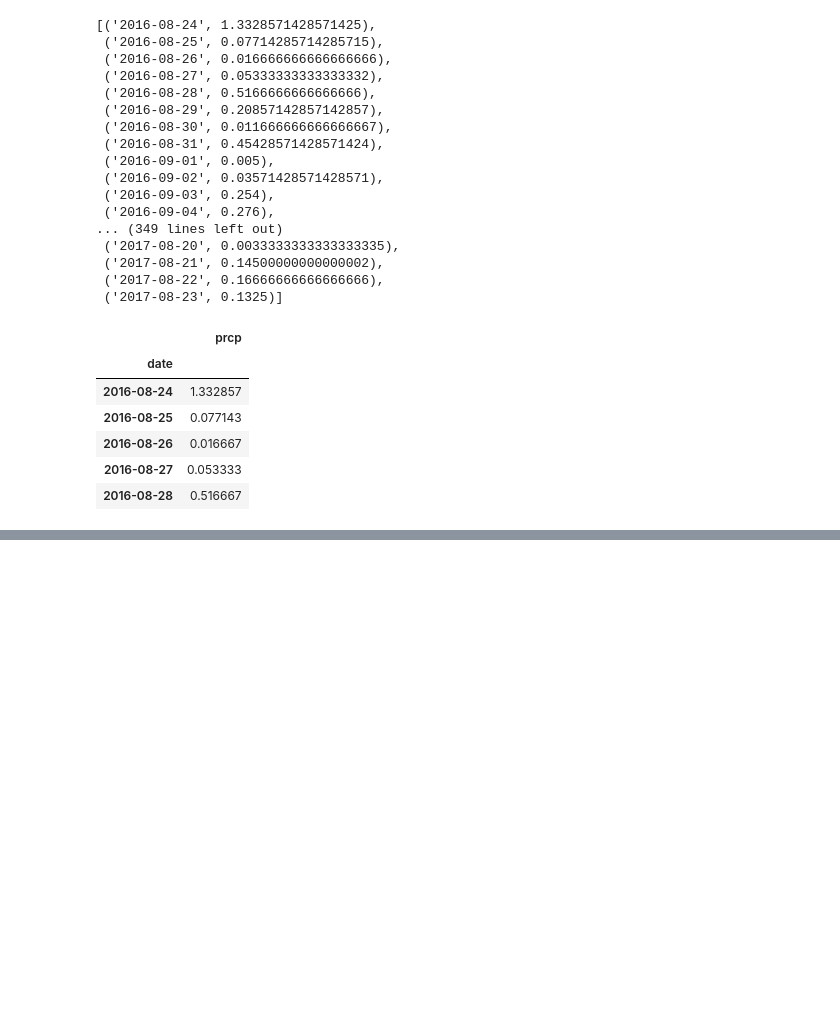
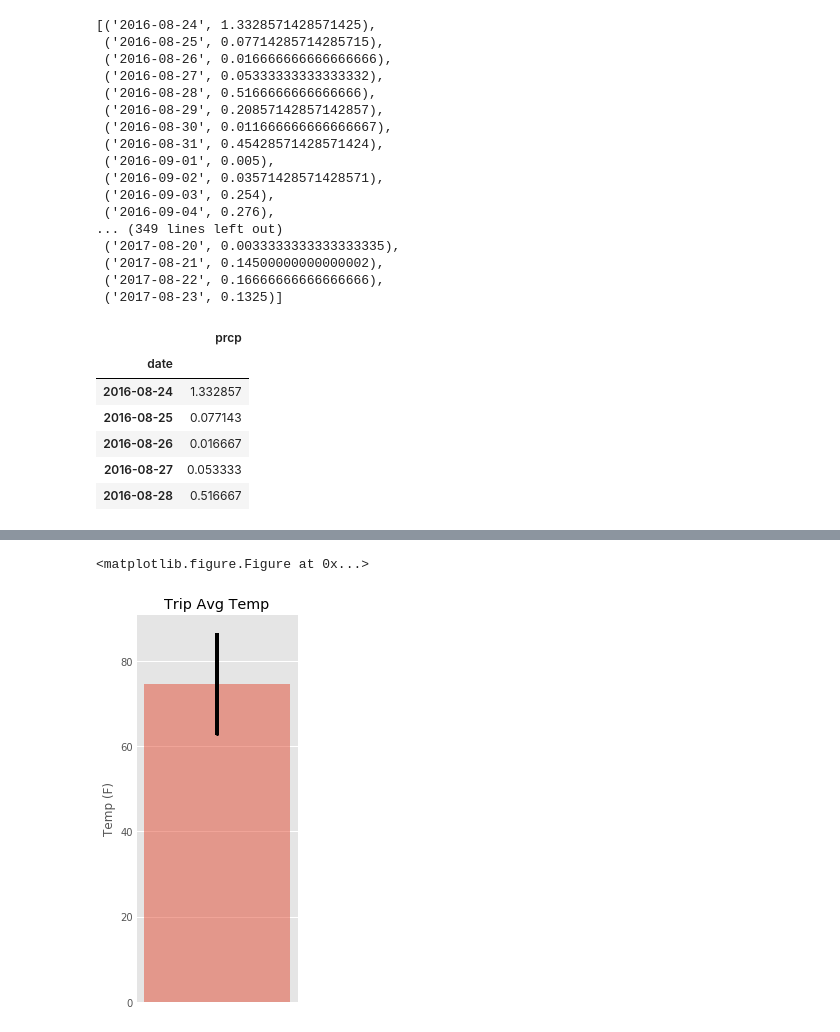
Before and after one commit to jmendiola84/Surfs_Up, a Jupyter notebook: climate_analysis.ipynb, the cells around one changed output, grey strips where cells are left out. Drawn from its saved outputs; the diff is of its cells as text; code cells hidden in the pictures; blank space fills up the shorter version.

```diff
--- a/climate_analysis.ipynb
+++ b/climate_analysis.ipynb
@@ -183,0 +338,24 @@ plt.show()
+# %%
+#Plot the min, avg, and max temperature from your previous query as a bar chart.
+    #Use the average temperature as the bar height.
+    #Use the peak-to-peak (tmax-tmin) value as the y error bar (yerr).
+# Build the plot
+plt.clf()
+x_pos = [""]
+
+fig, ax = plt.subplots(figsize=(3,6))
+ax.bar(x_pos, avg_tmp, yerr=error, align='center', alpha=0.5, ecolor='black', capsize=1)
+ax.set_ylabel('Temp (F)')
+#ax.set_xticks(x_pos)
+#ax.set_xticklabels(materials)
+ax.set_title('Trip Avg Temp')
+ax.yaxis.grid(True)
+ax.xaxis.grid(False)
+
+# Save the figure and show
+plt.tight_layout()
+plt.savefig('bar_plot_with_error_bars.png')
+plt.show()
+# %% [output]
+<matplotlib.figure.Figure at 0x...>
+[figure, added]
```
Also changed, not shown: parts of 13 cells of this notebook, 1 other file.
